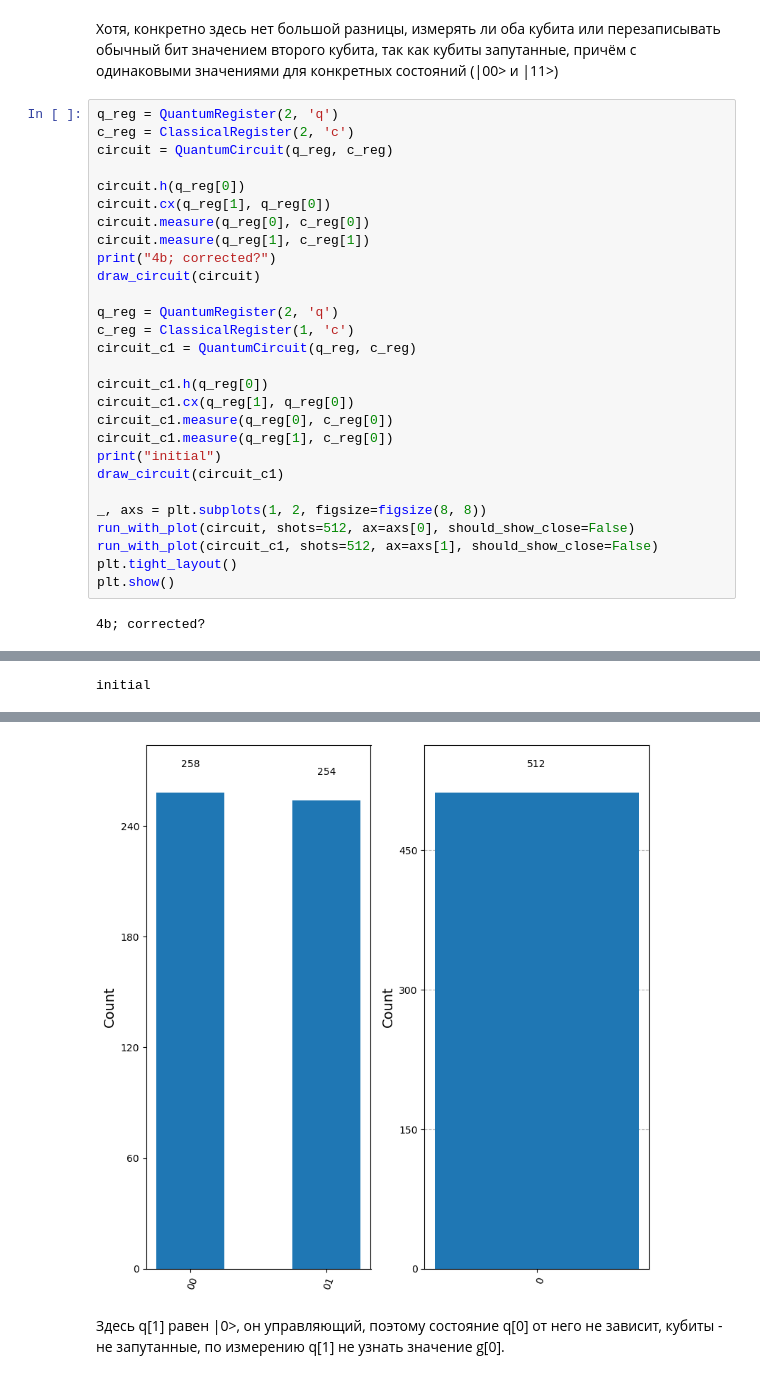
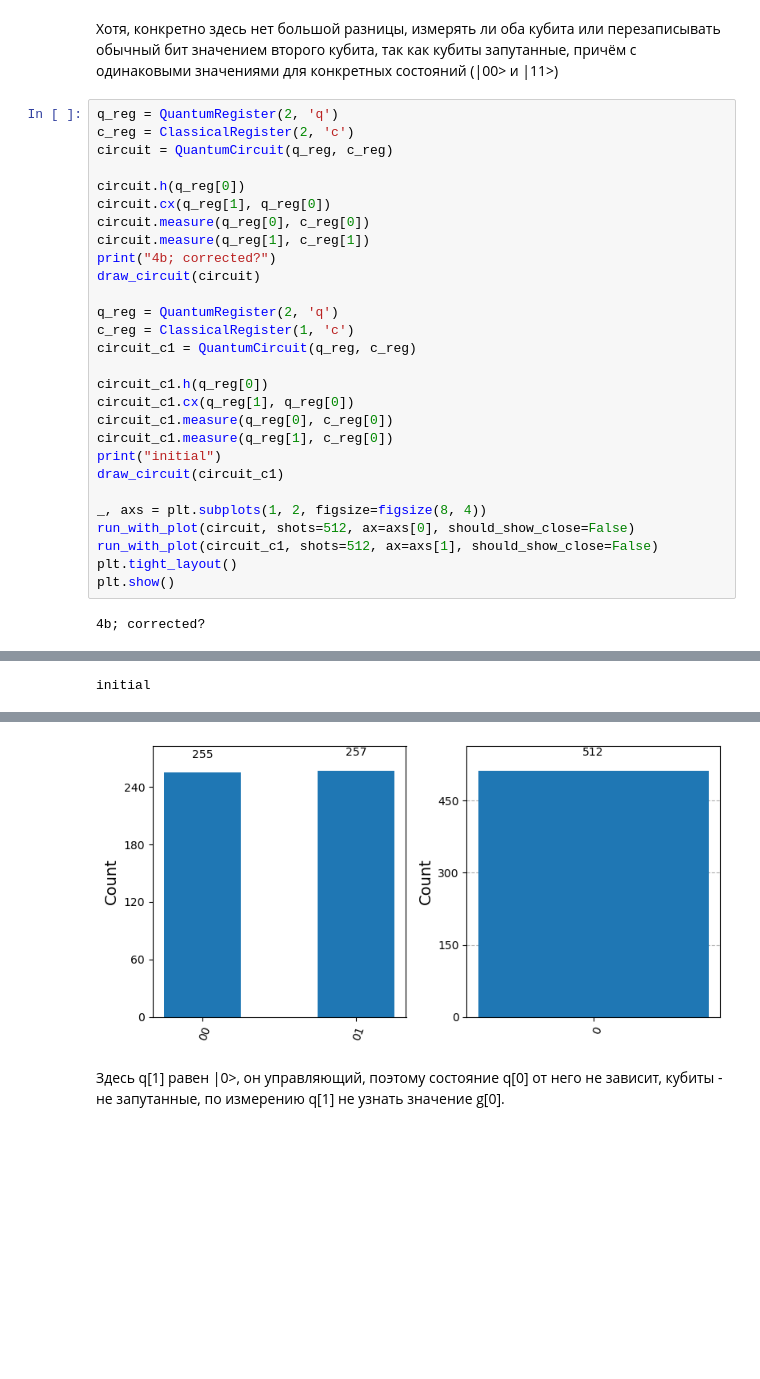
Before and after one commit to fish-from-SanDiego/qubit-labs, a Jupyter notebook: lab1.ipynb, the cells around one changed output, grey strips where cells are left out. Cells and saved outputs as stored; diff of their text form; blank space fills up the shorter version.

```diff
--- a/lab1.ipynb
+++ b/lab1.ipynb
@@ -121,35 +121,35 @@ q_reg = QuantumRegister(2, 'q')
 c_reg = ClassicalRegister(2, 'c')
 circuit = QuantumCircuit(q_reg, c_reg)
 
 circuit.h(q_reg[0])
 circuit.cx(q_reg[1], q_reg[0])
 circuit.measure(q_reg[0], c_reg[0])
 circuit.measure(q_reg[1], c_reg[1])
 print("4b; corrected?")
 draw_circuit(circuit)
 
 q_reg = QuantumRegister(2, 'q')
 c_reg = ClassicalRegister(1, 'c')
 circuit_c1 = QuantumCircuit(q_reg, c_reg)
 
 circuit_c1.h(q_reg[0])
 circuit_c1.cx(q_reg[1], q_reg[0])
 circuit_c1.measure(q_reg[0], c_reg[0])
 circuit_c1.measure(q_reg[1], c_reg[0])
 print("initial")
 draw_circuit(circuit_c1)
 
-_, axs = plt.subplots(1, 2, figsize=figsize(8, 8))
+_, axs = plt.subplots(1, 2, figsize=figsize(8, 4))
 run_with_plot(circuit, shots=512, ax=axs[0], should_show_close=False)
 run_with_plot(circuit_c1, shots=512, ax=axs[1], should_show_close=False)
 plt.tight_layout()
 plt.show()
 # %% [output]
 4b; corrected?
 [figure]
 initial
 [figure]
-[figure, old version]
+[figure, new version]
 # %% [markdown]
 Здесь q[1] равен |0>, он управляющий, поэтому состояние q[0] от него не зависит, кубиты - не запутанные, по измерению q[1] не узнать значение g[0].
 # %% [markdown]
```
Also changed, not shown: parts of 2 cells of this notebook, 1 other file.
